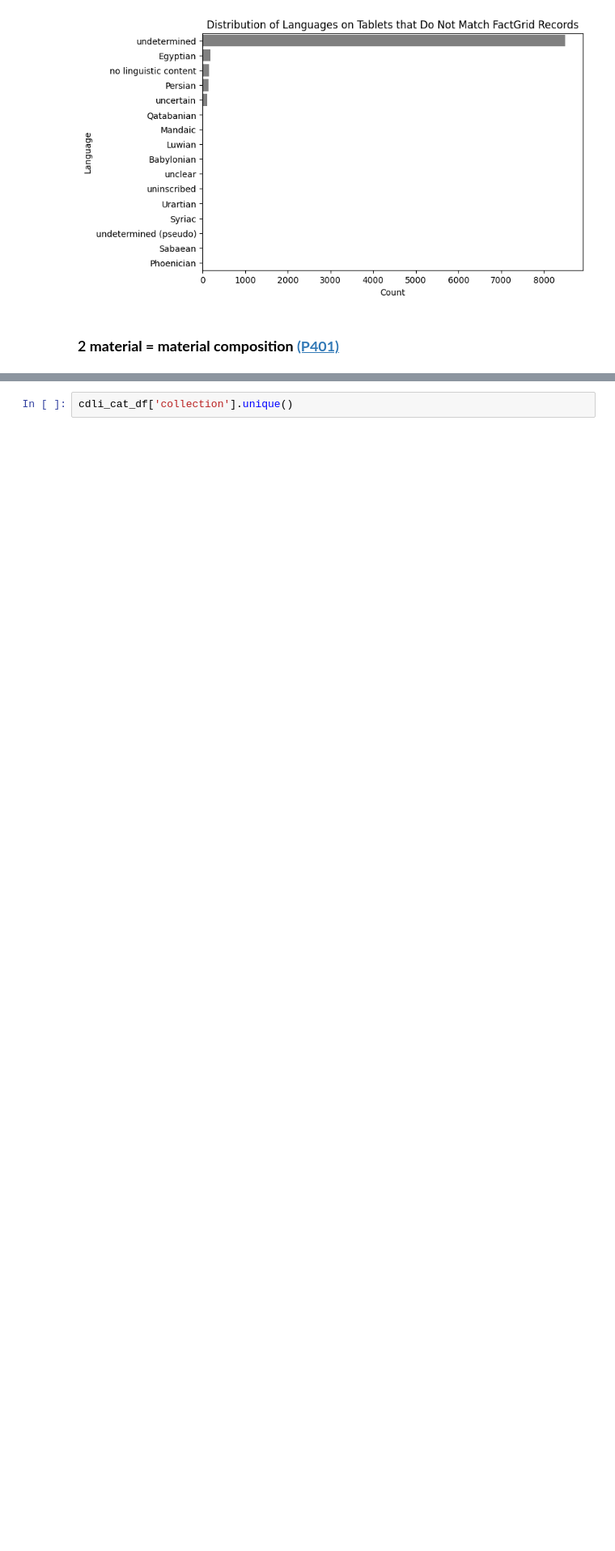
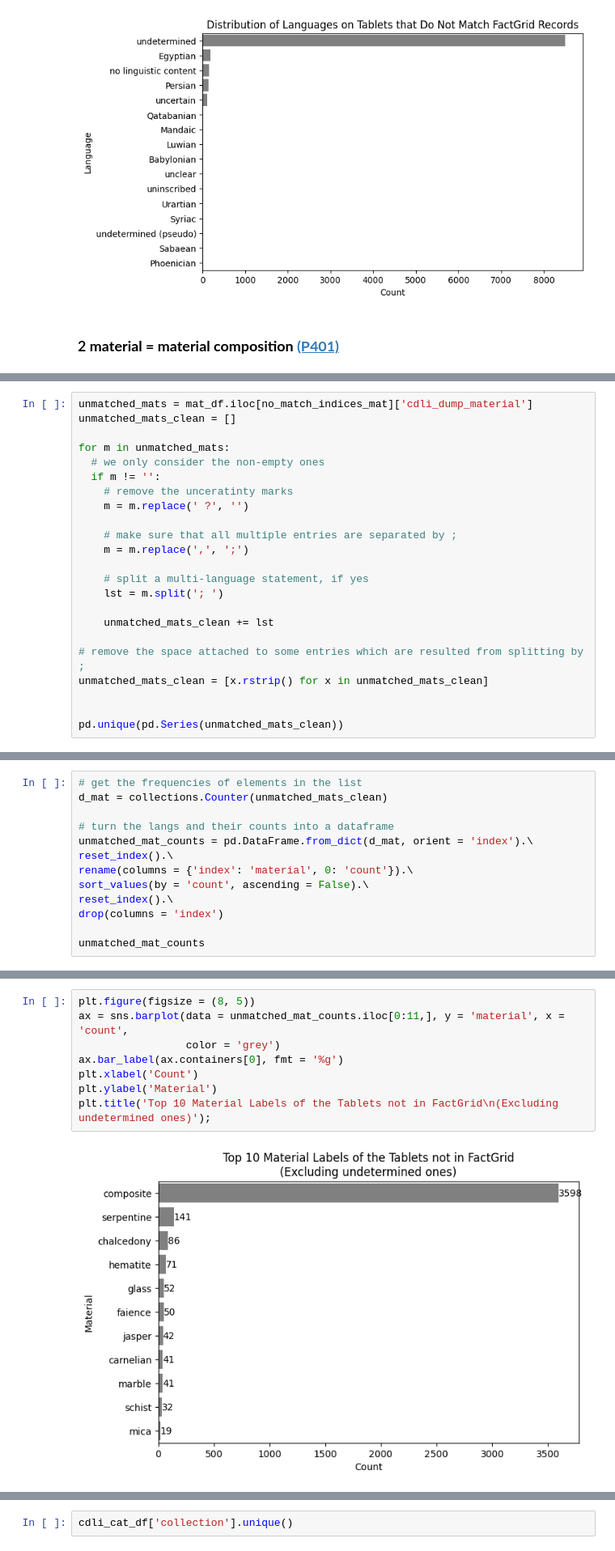
Before and after one commit to ancient-world-citation-analysis/CDLI2LoD, a Jupyter notebook: cdli_cat.ipynb, the cells around one changed output, grey strips where cells are left out. Shown: that part at 81% size. Drawn from its saved outputs; the diff is of its cells as text; blank space fills up the shorter version.

```diff
--- a/cdli_cat.ipynb
+++ b/cdli_cat.ipynb
@@ -666,0 +1031,23 @@ array(['clay', 'gypsum', 'stone: steatite', 'stone: limestone', 'stone',
+# %%
+unmatched_mats = mat_df.iloc[no_match_indices_mat]['cdli_dump_material']
+unmatched_mats_clean = []
+
+for m in unmatched_mats:
+  # we only consider the non-empty ones
+  if m != '':
+    # remove the unceratinty marks
+    m = m.replace(' ?', '')
+
+    # make sure that all multiple entries are separated by ;
+    m = m.replace(',', ';')
+
+    # split a multi-language statement, if yes
+    lst = m.split('; ')
+
+    unmatched_mats_clean += lst
+
+# remove the space attached to some entries which are resulted from splitting by ;
+unmatched_mats_clean = [x.rstrip() for x in unmatched_mats_clean]
+
+
+pd.unique(pd.Series(unmatched_mats_clean))
@@ -666,0 +1067,13 @@ array(['clay', 'gypsum', 'stone: steatite', 'stone: limestone', 'stone',
+# %%
+# get the frequencies of elements in the list
+d_mat = collections.Counter(unmatched_mats_clean)
+
+# turn the langs and their counts into a dataframe
+unmatched_mat_counts = pd.DataFrame.from_dict(d_mat, orient = 'index').\
+reset_index().\
+rename(columns = {'index': 'material', 0: 'count'}).\
+sort_values(by = 'count', ascending = False).\
+reset_index().\
+drop(columns = 'index')
+
+unmatched_mat_counts
@@ -666,0 +1094,10 @@ array(['clay', 'gypsum', 'stone: steatite', 'stone: limestone', 'stone',
+# %%
+plt.figure(figsize = (8, 5))
+ax = sns.barplot(data = unmatched_mat_counts.iloc[0:11,], y = 'material', x = 'count',
+                 color = 'grey')
+ax.bar_label(ax.containers[0], fmt = '%g')
+plt.xlabel('Count')
+plt.ylabel('Material')
+plt.title('Top 10 Material Labels of the Tablets not in FactGrid\n(Excluding undetermined ones)');
+# %% [output]
+[figure, added]
```
Also changed, not shown: parts of 62 cells of this notebook.
